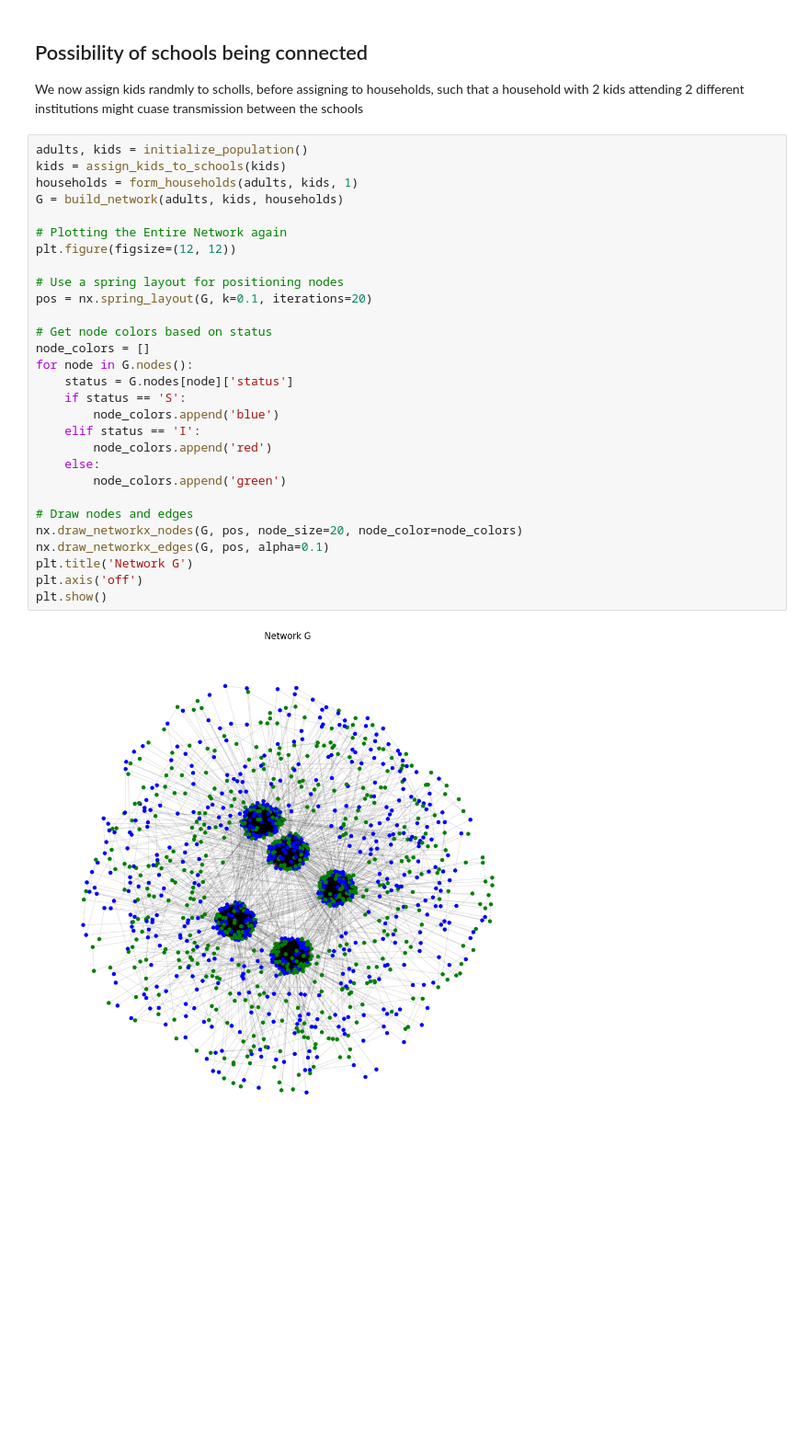
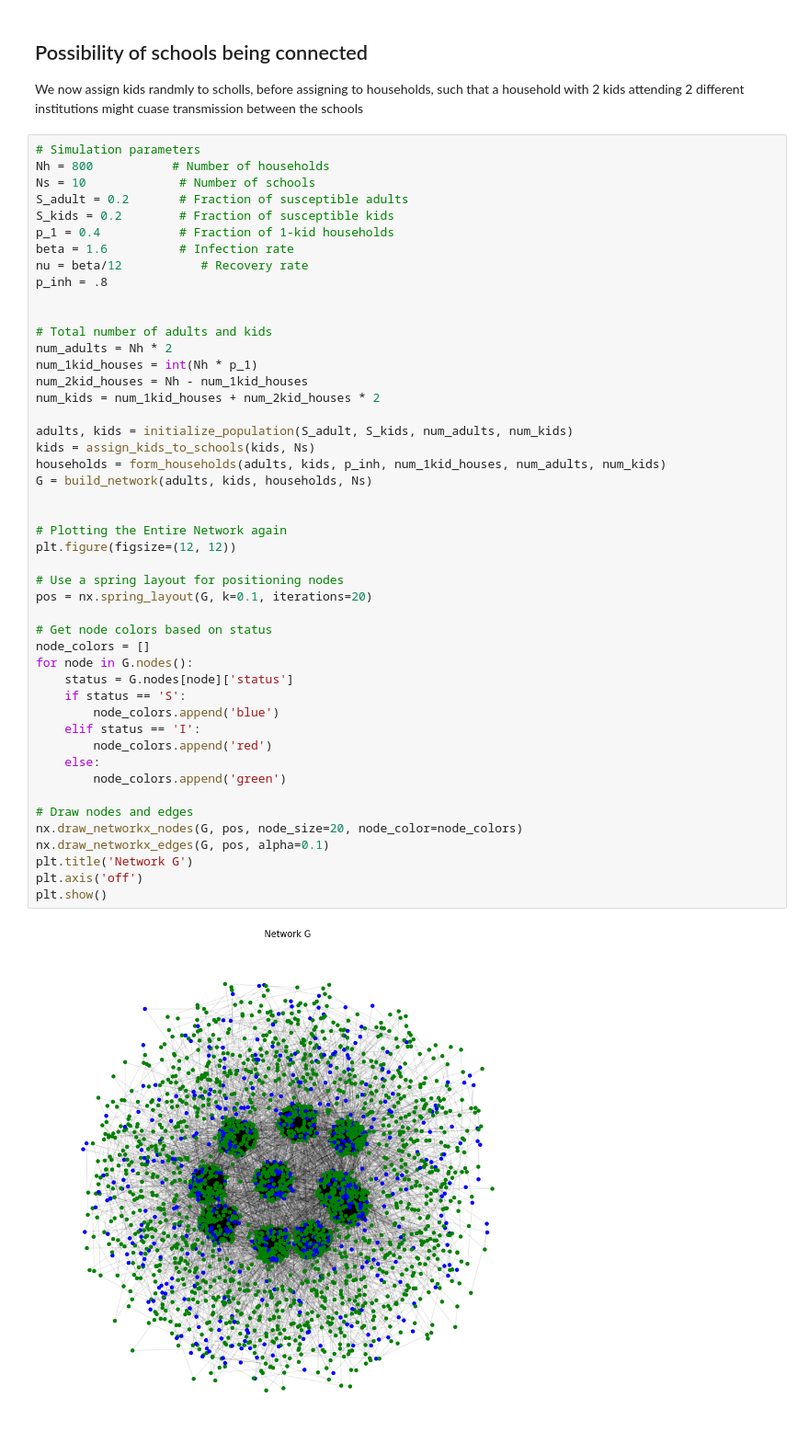
Before and after one commit to AlfredBendtzonHansen/measles-network-DK, a Jupyter notebook: Artificial_network.ipynb, the cells around one changed output. Shown at 92% size. Saved outputs shown, nothing was run; the diff lists cells and outputs as text; blank space fills up the shorter version.

Commit message:
New network formation approach

```diff
--- a/Artificial_network.ipynb
+++ b/Artificial_network.ipynb
@@ -15,33 +17,51 @@ Give some random prob of adults infection other adults outside of house holds -
 ## Possibility of schools being connected
 We now assign kids randmly to scholls, before assigning to households, such that a household with 2 kids attending 2 different institutions might cuase transmission between the schools
 # %%
-adults, kids = initialize_population()
-kids = assign_kids_to_schools(kids)
-households = form_households(adults, kids, 1)
-G = build_network(adults, kids, households)
+# Simulation parameters
+Nh = 800           # Number of households
+Ns = 10             # Number of schools
+S_adult = 0.2       # Fraction of susceptible adults
+S_kids = 0.2        # Fraction of susceptible kids
+p_1 = 0.4           # Fraction of 1-kid households
+beta = 1.6          # Infection rate
+nu = beta/12           # Recovery rate
+p_inh = .8
+
+
+# Total number of adults and kids
+num_adults = Nh * 2
+num_1kid_houses = int(Nh * p_1)
+num_2kid_houses = Nh - num_1kid_houses
+num_kids = num_1kid_houses + num_2kid_houses * 2
+
+adults, kids = initialize_population(S_adult, S_kids, num_adults, num_kids)
+kids = assign_kids_to_schools(kids, Ns)
+households = form_households(adults, kids, p_inh, num_1kid_houses, num_adults, num_kids)
+G = build_network(adults, kids, households, Ns)
+
 
 # Plotting the Entire Network again
 plt.figure(figsize=(12, 12))
 
 # Use a spring layout for positioning nodes
 pos = nx.spring_layout(G, k=0.1, iterations=20)
 
 # Get node colors based on status
 node_colors = []
 for node in G.nodes():
     status = G.nodes[node]['status']
     if status == 'S':
         node_colors.append('blue')
     elif status == 'I':
         node_colors.append('red')
     else:
         node_colors.append('green')
 
 # Draw nodes and edges
 nx.draw_networkx_nodes(G, pos, node_size=20, node_color=node_colors)
 nx.draw_networkx_edges(G, pos, alpha=0.1)
 plt.title('Network G')
 plt.axis('off')
 plt.show()
 # %% [output]
-[figure, old version]
+[figure, new version]
```
Also changed, not shown: parts of 8 cells of this notebook, 15 other files.
